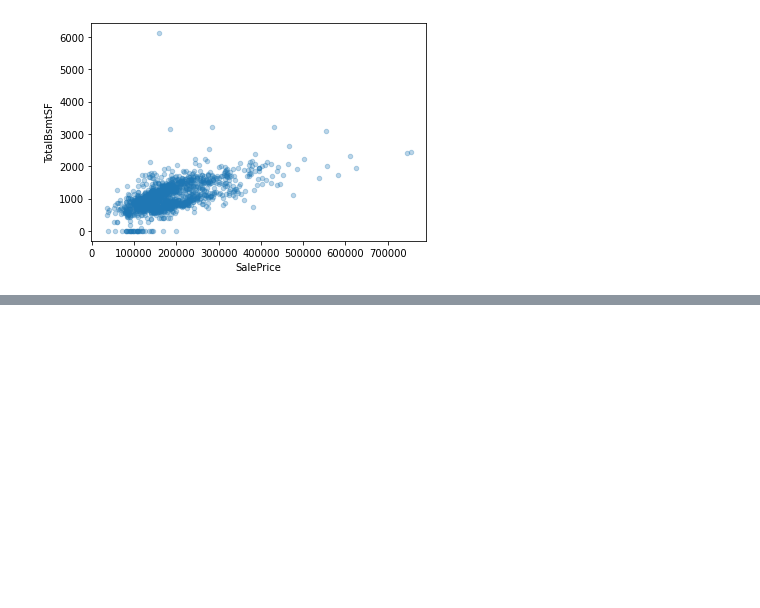
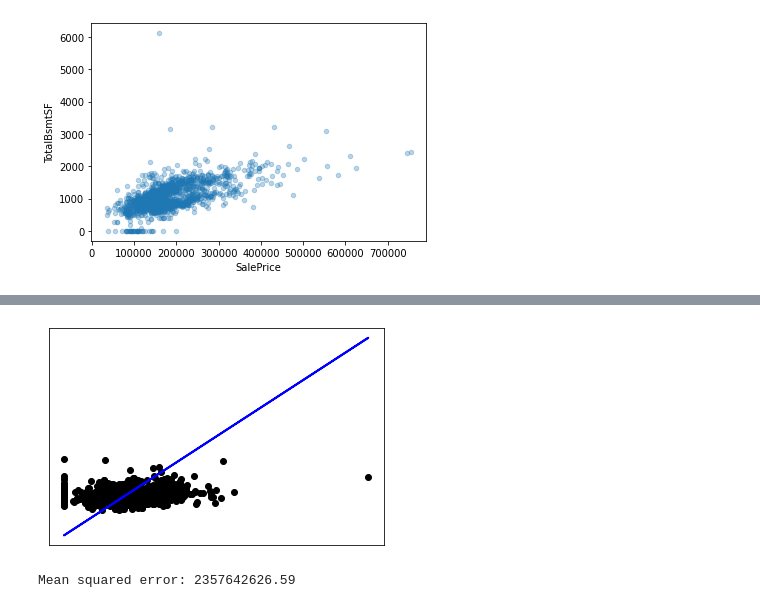
Before and after one commit to jmajurel/housePricePredictions, a Jupyter notebook: housePricePrediction.ipynb, the cells around one changed output, grey strips where cells are left out. Drawn from its saved outputs; the diff is of its cells as text; code cells hidden in the pictures; blank space fills up the shorter version.

```diff
--- a/housePricePrediction.ipynb
+++ b/housePricePrediction.ipynb
@@ -24,11 +30,11 @@ house_data.plot.scatter(x = "SalePrice", y = "TotalBsmtSF", alpha=0.3)
 # %%
 house_data["TotalBsmtSF"].describe()
 
-X_train = house_data["TotalBsmtSF"];
+X_train = house_data[["TotalBsmtSF"]]
 
 X_train.shape
 
-y_train = house_data["SalePrice"];
+y_train = house_data[["SalePrice"]]
 
 X_train.shape, y_train
 
@@ -39,9 +43,9 @@ AttributeError: 'Series' object has no attribute 'reshape'
 # %%
-test_data = pd.read_csv("data/test.csv");
+test_data = pd.read_csv("data/test.csv")
 test_res_data = pd.read_csv("data/sample_submission.csv")
 
-X_test = test_data["TotalBsmtSF"];
-y_test = test_res_data["SalePrice"]
+X_test = test_data[["TotalBsmtSF"]]
+y_test = test_res_data[["SalePrice"]]
 X_test = X_test.fillna(0)
 #X_test.describe()
 #X_test = X_test.dropna()
@@ -87,11 +98,15 @@ y
 # %%
 plt.scatter(X_test["TotalBsmtSF"], y_test,  color='black')
-plt.plot(X_test["TotalBsmtSF"], y, color='blue', linewidth=3)
+plt.plot(X_test["TotalBsmtSF"], y, color='blue', linewidth=2)
 
 plt.xticks(())
 plt.yticks(())
 
 plt.show()
+# %% [output]
+[figure, added]
 # %%
 print('Mean squared error: %.2f'
       % mean_squared_error(y_test, y))
+# %% [output]
+Mean squared error: 2357642626.59
```
Also changed, not shown: parts of 7 cells of this notebook.
